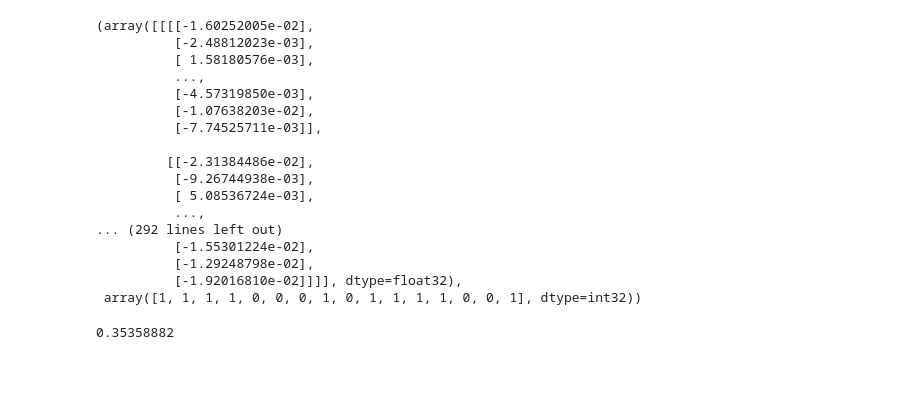
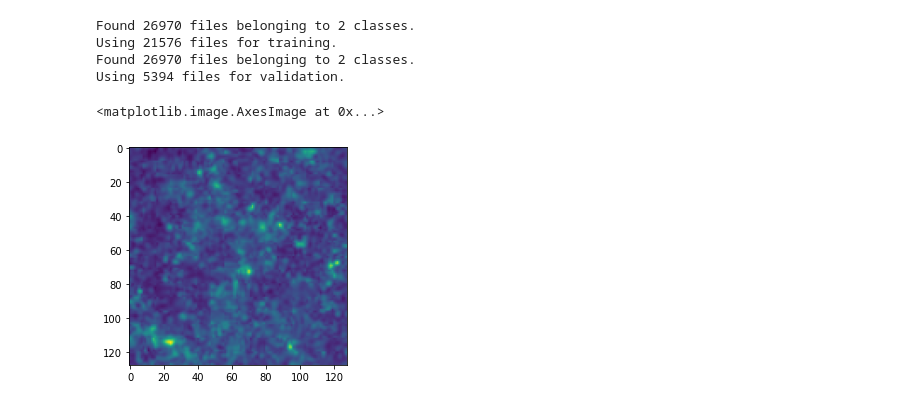
Before and after one commit to VMBoehm/N3AS_Project_Malika, a Jupyter notebook: NeutrinoClassification.ipynb, the cells around one changed output. Saved outputs shown, nothing was run; the diff lists cells and outputs as text; code cells hidden in the pictures; blank space fills up the shorter version.

```diff
--- a/NeutrinoClassification.ipynb
+++ b/NeutrinoClassification.ipynb
@@ -86 +17,43 @@ valid_gen = MassiceNusGen(path='./drive/MyDrive/', redshift=1.5, batch_size=16,
+# %%
+train_gen = keras.preprocessing.image_dataset_from_directory(
+    './drive/MyDrive/z15',
+    labels="inferred",
+    label_mode="int",
+    class_names=None,
+    color_mode="grayscale",
+    batch_size=32,
+    image_size=(128, 128),
+    shuffle=True,
+    seed=1534,
+    validation_split=0.2,
+    subset='training',
+    interpolation="bilinear",
+    follow_links=False
+)
+
+valid_gen = keras.preprocessing.image_dataset_from_directory(
+    './drive/MyDrive/z15',
+    labels="inferred",
+    label_mode="int",
+    class_names=None,
+    color_mode="grayscale",
+    batch_size=32,
+    image_size=(128, 128),
+    shuffle=True,
+    seed=1534,
+    validation_split=0.2,
+    subset='validation',
+    interpolation="bilinear",
+    follow_links=False
+)
+# %% [output]
+Found 26970 files belonging to 2 classes.
+Using 21576 files for training.
+Found 26970 files belonging to 2 classes.
+Using 5394 files for validation.
+# %%
+plt.imshow(np.squeeze(next(iter(valid_gen))[0][0]/255))
+# %% [output]
+<matplotlib.image.AxesImage at 0x...>
+[figure, added]
 # %%
@@ -97,25 +65,0 @@ X = next(iter(train_gen))
-# %%
-X
-# %% [output]
-(array([[[[-1.60252005e-02],
-          [-2.48812023e-03],
-          [ 1.58180576e-03],
-          ...,
-          [-4.57319850e-03],
-          [-1.07638203e-02],
-          [-7.74525711e-03]],
-
-         [[-2.31384486e-02],
-          [-9.26744938e-03],
-          [ 5.08536724e-03],
-          ...,
-... (292 lines left out)
-          [-1.55301224e-02],
-          [-1.29248798e-02],
-          [-1.92016810e-02]]]], dtype=float32),
- array([1, 1, 1, 1, 0, 0, 0, 1, 0, 1, 1, 1, 1, 0, 0, 1], dtype=int32))
-# %%
-max = np.max(X[0].flatten())
-print(max)
-# %% [output]
-0.35358882
```
Also changed, not shown: parts of 14 cells of this notebook.
